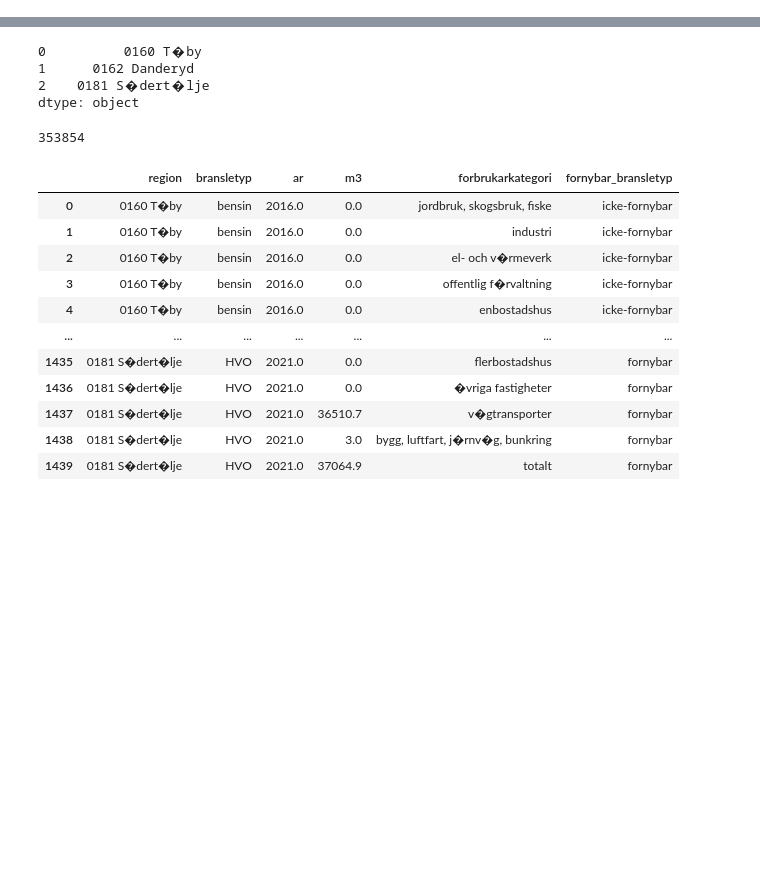
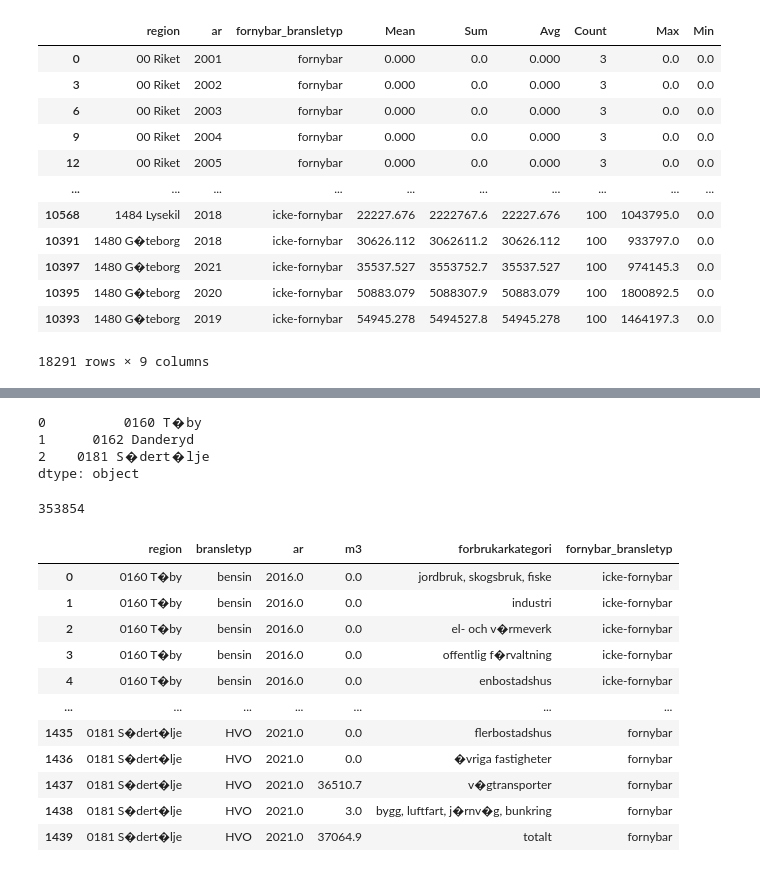
Before and after one commit to mnikolop/case3-swedish-energy, a Jupyter notebook: code/4-descriptive-analysis.ipynb, the cells around one changed output, grey strips where cells are left out. Drawn from its saved outputs; the diff is of its cells as text; code cells hidden in the pictures; blank space fills up the shorter version.

```diff
--- a/code/4-descriptive-analysis.ipynb
+++ b/code/4-descriptive-analysis.ipynb
@@ -62,0 +142,16 @@ freq                     524304
+# %%
+leveranser_flytande_group
+# %% [output]
+|  | region | ar | fornybar_bransletyp | Mean | Sum | Avg | Count | Max | Min |
+| 0 | 00 Riket | 2001 | fornybar | 0.000 | 0.0 | 0.000 | 3 | 0.0 | 0.0 |
+| 3 | 00 Riket | 2002 | fornybar | 0.000 | 0.0 | 0.000 | 3 | 0.0 | 0.0 |
+| 6 | 00 Riket | 2003 | fornybar | 0.000 | 0.0 | 0.000 | 3 | 0.0 | 0.0 |
+| 9 | 00 Riket | 2004 | fornybar | 0.000 | 0.0 | 0.000 | 3 | 0.0 | 0.0 |
+| 12 | 00 Riket | 2005 | fornybar | 0.000 | 0.0 | 0.000 | 3 | 0.0 | 0.0 |
+| ... | ... | ... | ... | ... | ... | ... | ... | ... | ... |
+| 10568 | 1484 Lysekil | 2018 | icke-fornybar | 22227.676 | 2222767.6 | 22227.676 | 100 | 1043795.0 | 0.0 |
+| 10391 | 1480 G�teborg | 2018 | icke-fornybar | 30626.112 | 3062611.2 | 30626.112 | 100 | 933797.0 | 0.0 |
+| 10397 | 1480 G�teborg | 2021 | icke-fornybar | 35537.527 | 3553752.7 | 35537.527 | 100 | 974145.3 | 0.0 |
+| 10395 | 1480 G�teborg | 2020 | icke-fornybar | 50883.079 | 5088307.9 | 50883.079 | 100 | 1800892.5 | 0.0 |
+| 10393 | 1480 G�teborg | 2019 | icke-fornybar | 54945.278 | 5494527.8 | 54945.278 | 100 | 1464197.3 | 0.0 |
+18291 rows × 9 columns
```
Also changed, not shown: parts of 20 cells of this notebook, 1 other file.
